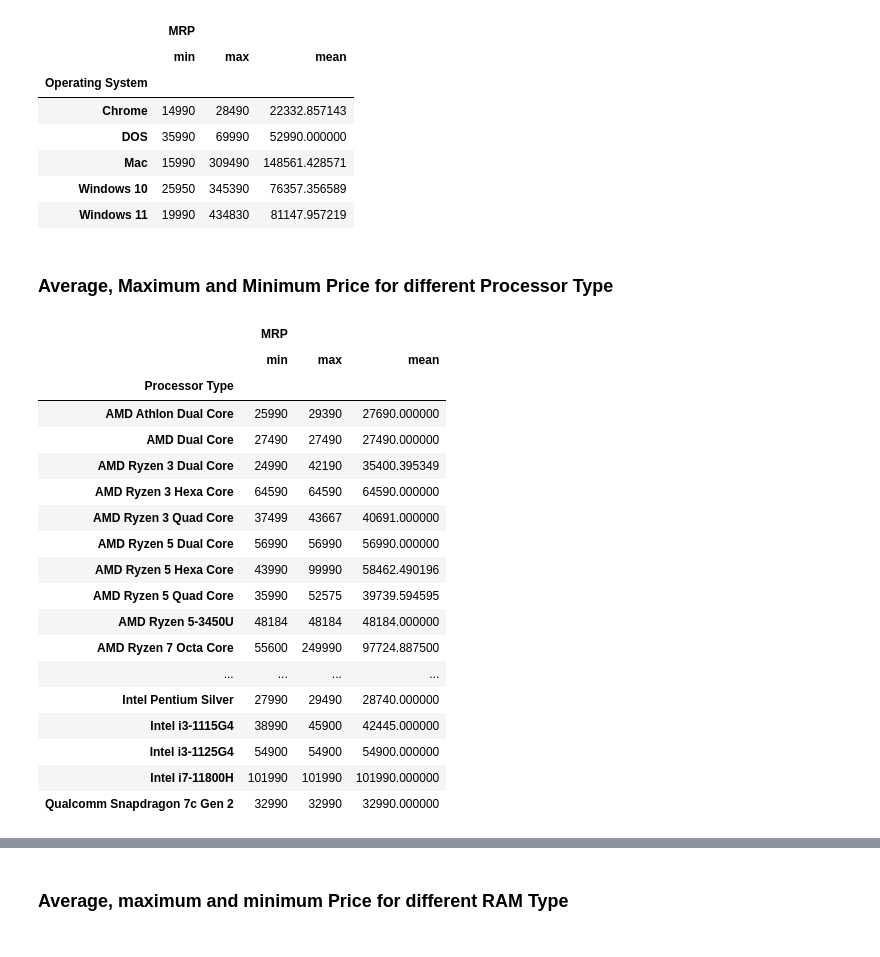
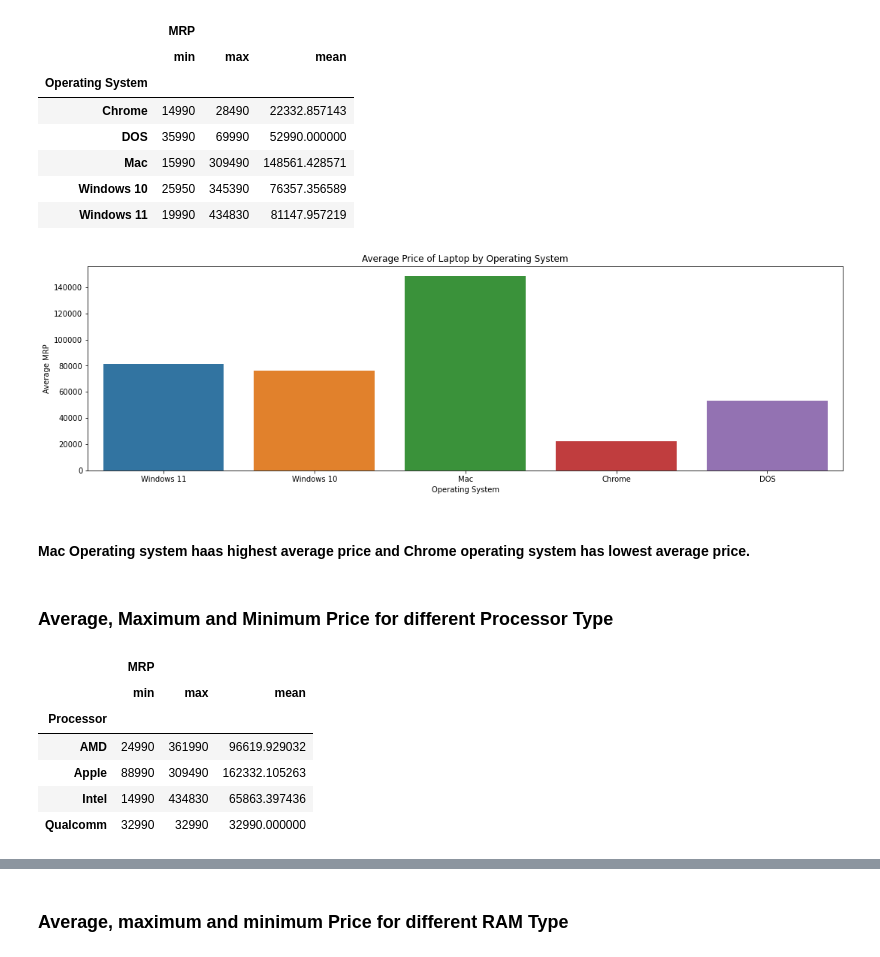
Before and after one commit to surajh8596/Laptop_Price_Prediction_Data_App, a Jupyter notebook: laptop_price_prediction/Business Insights on Flipkart Laptop Pricing .ipynb, the cells around one changed output, grey strips where cells are left out. Cells and saved outputs as stored; diff of their text form; code cells hidden in the pictures.

```diff
--- a/laptop_price_prediction/Business Insights on Flipkart Laptop Pricing .ipynb
+++ b/laptop_price_prediction/Business Insights on Flipkart Laptop Pricing .ipynb
@@ -204,0 +207,6 @@ len(df[df['Processor Type']==''])
+# %%
+df['Processor Type'].replace("Gen Intel Evo Core i5","Intel Evo Core i5", inplace=True)
+# %%
+df[['Processor','x','y','z','a']]=df['Processor Type'].str.split(" ", expand=True)
+df.drop(['Processor Type','x','y','z','a'], axis=1, inplace=True)
+df['Processor'].unique()
@@ -304,16 +314,16 @@ len(df[df['Storage']==''])
 # %% [markdown]
 **These are 10 missing rows in the Storage Column, fill these rows with suitable value.**
 # %%
-df.iloc[83,7]='128GB EMMC'
-df.iloc[89,7]='64GB EMMC'
-df.iloc[96,7]='64GB EMMC'
-df.iloc[345,7]='32GB EMMC'
-df.iloc[509,7]='64GB EMMC'
-df.iloc[544,7]='64GB EMMC'
-df.iloc[559,7]='64GB EMMC'
-df.iloc[632,7]='128GB EMMC'
-df.iloc[695,7]='64GB EMMC'
-df.iloc[715,7]='64GB EMMC'
+df.iloc[83,6]='128GB EMMC'
+df.iloc[89,6]='64GB EMMC'
+df.iloc[96,6]='64GB EMMC'
+df.iloc[345,6]='32GB EMMC'
+df.iloc[509,6]='64GB EMMC'
+df.iloc[544,6]='64GB EMMC'
+df.iloc[559,6]='64GB EMMC'
+df.iloc[632,6]='128GB EMMC'
+df.iloc[695,6]='64GB EMMC'
+df.iloc[715,6]='64GB EMMC'
 # %%
 len(df[df['Storage']==''])
 # %% [output]
@@ -546,27 +566,24 @@ df.groupby(['Operating System']).agg({'MRP' : ['min', 'max', 'mean']})
 | Mac | 15990 | 309490 | 148561.428571 |
 | Windows 10 | 25950 | 345390 | 76357.356589 |
 | Windows 11 | 19990 | 434830 | 81147.957219 |
+# %%
+plt.figure(figsize=(18,5))
+sns.barplot(data=df, x="Operating System", y="MRP", ci=None)
+plt.ylabel("Average MRP")
+plt.title("Average Price of Laptop by Operating System");
+# %% [output]
+[figure, added]
+# %% [markdown]
+#### Mac Operating system haas highest average price and Chrome operating system has lowest average price.
 # %% [markdown]
 ### Average, Maximum and Minimum Price for different Processor Type
 # %%
-df.groupby('Processor Type').agg({'MRP' : ['min', 'max', 'mean']})
+df.groupby('Processor').agg({'MRP' : ['min', 'max', 'mean']})
 # %% [output]
 |  | MRP |  |  |
 |  | min | max | mean |
-| Processor Type |  |  |  |
-| AMD Athlon Dual Core | 25990 | 29390 | 27690.000000 |
-| AMD Dual Core | 27490 | 27490 | 27490.000000 |
-| AMD Ryzen 3 Dual Core | 24990 | 42190 | 35400.395349 |
-| AMD Ryzen 3 Hexa Core | 64590 | 64590 | 64590.000000 |
-| AMD Ryzen 3 Quad Core | 37499 | 43667 | 40691.000000 |
-| AMD Ryzen 5 Dual Core | 56990 | 56990 | 56990.000000 |
-| AMD Ryzen 5 Hexa Core | 43990 | 99990 | 58462.490196 |
-| AMD Ryzen 5 Quad Core | 35990 | 52575 | 39739.594595 |
-| AMD Ryzen 5-3450U | 48184 | 48184 | 48184.000000 |
-| AMD Ryzen 7 Octa Core | 55600 | 249990 | 97724.887500 |
-| ... | ... | ... | ... |
-| Intel Pentium Silver | 27990 | 29490 | 28740.000000 |
-| Intel i3-1115G4 | 38990 | 45900 | 42445.000000 |
-| Intel i3-1125G4 | 54900 | 54900 | 54900.000000 |
-| Intel i7-11800H | 101990 | 101990 | 101990.000000 |
-| Qualcomm Snapdragon 7c Gen 2 | 32990 | 32990 | 32990.000000 |
+| Processor |  |  |  |
+| AMD | 24990 | 361990 | 96619.929032 |
+| Apple | 88990 | 309490 | 162332.105263 |
+| Intel | 14990 | 434830 | 65863.397436 |
+| Qualcomm | 32990 | 32990 | 32990.000000 |
```
Also changed, not shown: parts of 24 cells of this notebook, 1 other file.
